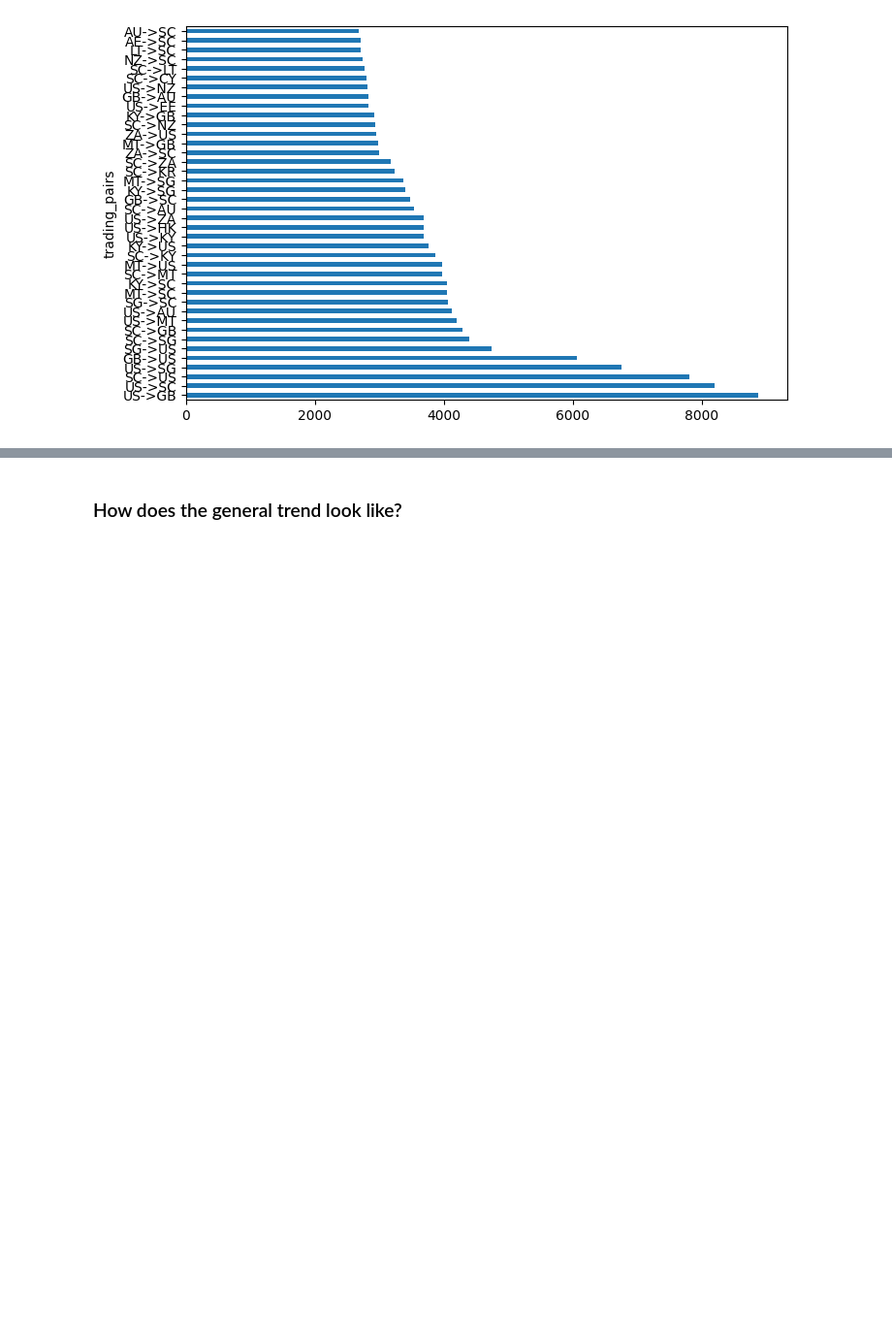
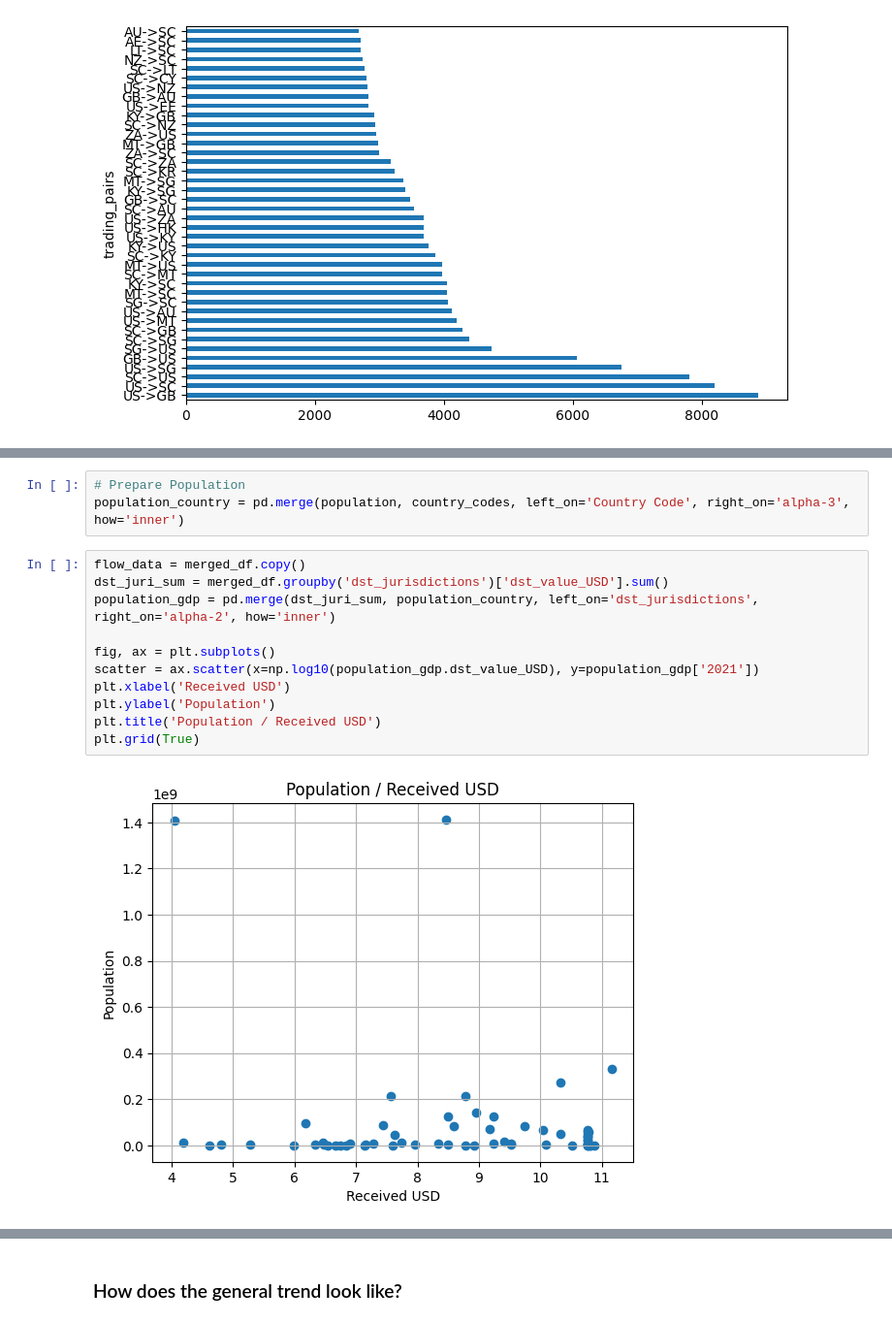
Before and after one commit to FlowDrucka64/MoneyFlow, a Jupyter notebook: data_exploration.ipynb, the cells around one changed output, grey strips where cells are left out. Shown at 97% size. Drawn from its saved outputs; the diff is of its cells as text; blank space fills up the shorter version.

```diff
--- a/data_exploration.ipynb
+++ b/data_exploration.ipynb
@@ -466,0 +517,16 @@ merged_df.trading_pairs.value_counts().head(40).plot.barh(figsize=(8, 5))
+# %%
+# Prepare Population
+population_country = pd.merge(population, country_codes, left_on='Country Code', right_on='alpha-3', how='inner')
+# %%
+flow_data = merged_df.copy()
+dst_juri_sum = merged_df.groupby('dst_jurisdictions')['dst_value_USD'].sum()
+population_gdp = pd.merge(dst_juri_sum, population_country, left_on='dst_jurisdictions', right_on='alpha-2', how='inner')
+
+fig, ax = plt.subplots()
+scatter = ax.scatter(x=np.log10(population_gdp.dst_value_USD), y=population_gdp['2021'])
+plt.xlabel('Received USD')
+plt.ylabel('Population')
+plt.title('Population / Received USD')
+plt.grid(True)
+# %% [output]
+[figure, added]
```
Also changed, not shown: parts of 10 cells of this notebook.
